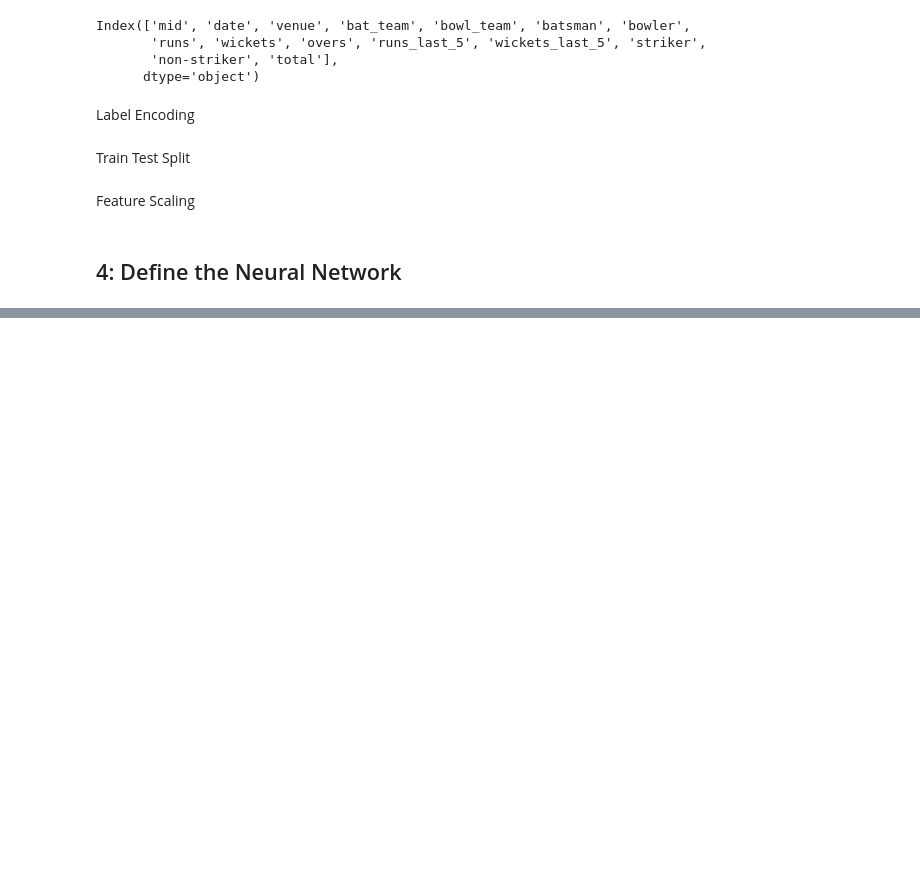
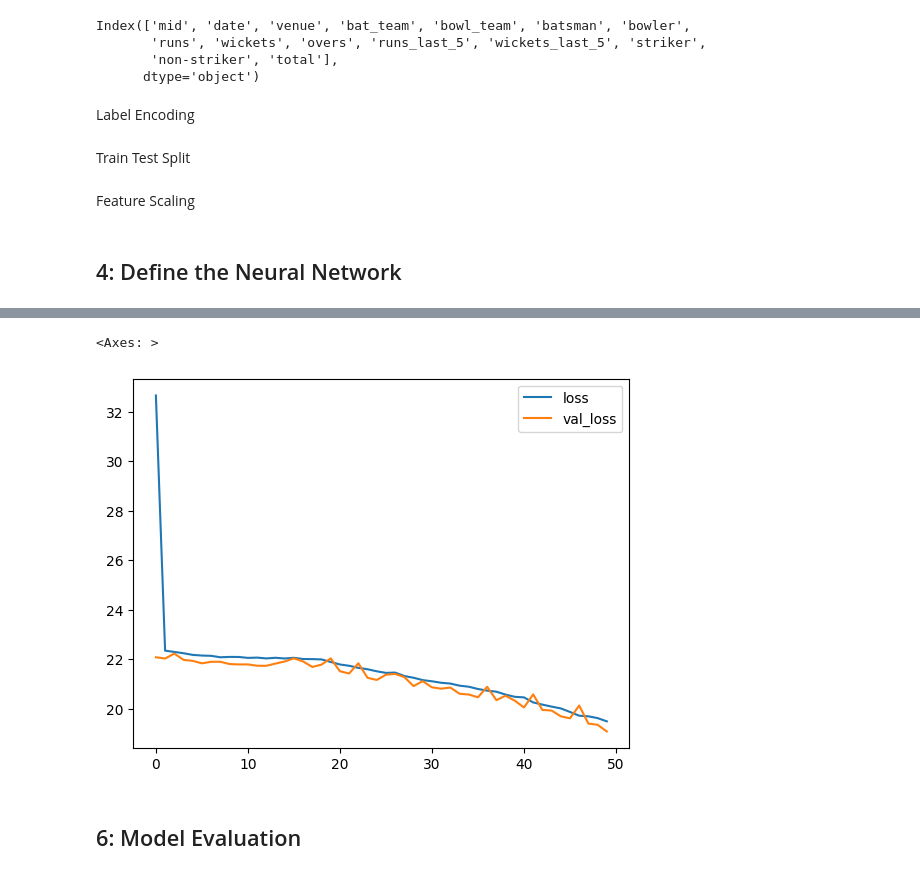
Before and after one commit to ShauryaS31/IPL-Score-Prediction, a Jupyter notebook: IPLScorePrediction.ipynb, the cells around one changed output, grey strips where cells are left out. Drawn from its saved outputs; the diff is of its cells as text; code cells hidden in the pictures; blank space fills up the shorter version.

```diff
--- a/IPLScorePrediction.ipynb
+++ b/IPLScorePrediction.ipynb
@@ -92,0 +95,3 @@ model.compile(optimizer='adam', loss=huber_loss)  # Use Huber loss for regressio
+# %%
+# Train the model
+model.fit(X_train_scaled, y_train, epochs=50, batch_size=64, validation_data=(X_test_scaled, y_test))
@@ -92,0 +117,8 @@ model.compile(optimizer='adam', loss=huber_loss)  # Use Huber loss for regressio
+# %%
+model_losses = pd.DataFrame(model.history.history)
+model_losses.plot()
+# %% [output]
+<Axes: >
+[figure, added]
+# %% [markdown]
+## 6: Model Evaluation
```
Also changed, not shown: parts of 6 cells of this notebook.
